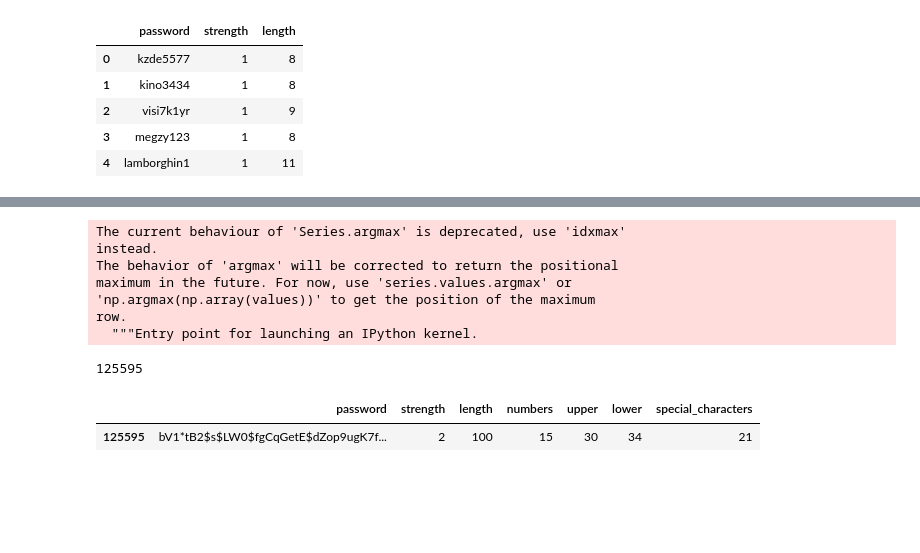
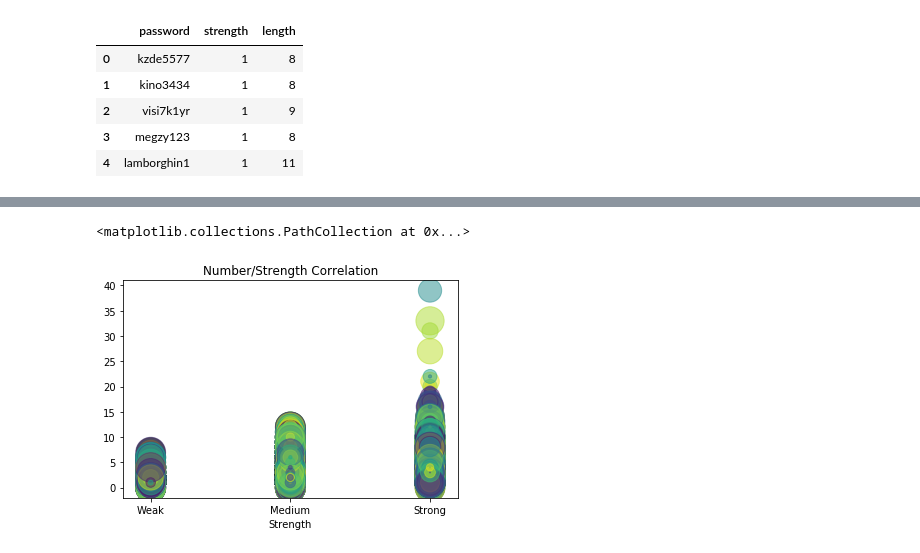
Before and after one commit to he16946/Data_Labs, a Jupyter notebook: Passwords.ipynb, the cells around one changed output, grey strips where cells are left out. Cells and saved outputs as stored; diff of their text form; code cells hidden in the pictures; blank space fills up the shorter version.

```diff
--- a/Passwords.ipynb
+++ b/Passwords.ipynb
@@ -156,16 +153,12 @@ df.head()
-# %%
-df['special_characters'].argmax()
-# %% [output]
-The current behaviour of 'Series.argmax' is deprecated, use 'idxmax'
-instead.
-The behavior of 'argmax' will be corrected to return the positional
-maximum in the future. For now, use 'series.values.argmax' or
-'np.argmax(np.array(values))' to get the position of the maximum
-row.
-  """Entry point for launching an IPython kernel.
-125595
-# %%
-df.loc[[125595]]
-# %% [output]
-|  | password | strength | length | numbers | upper | lower | special_characters |
-| 125595 | bV1*tB2$s$LW0$fgCqGetE$dZop9ugK7f... | 2 | 100 | 15 | 30 | 34 | 21 |
+# %%
+y = df['numbers']
+x = df['strength']
+area = (30 * np.random.rand(669639))**2  # 0 to 15 point radii
+colors = np.random.rand(669639)
+plt.title('Number/Strength Correlation')
+plt.xticks([0,1,2], ['Weak', 'Medium', 'Strong'])
+plt.xlabel('Strength')
+plt.scatter(x,y, s=area, c = colors, alpha = 0.5)
+# %% [output]
+<matplotlib.collections.PathCollection at 0x...>
+[figure, added]
```
Also changed, not shown: parts of 12 cells of this notebook.
